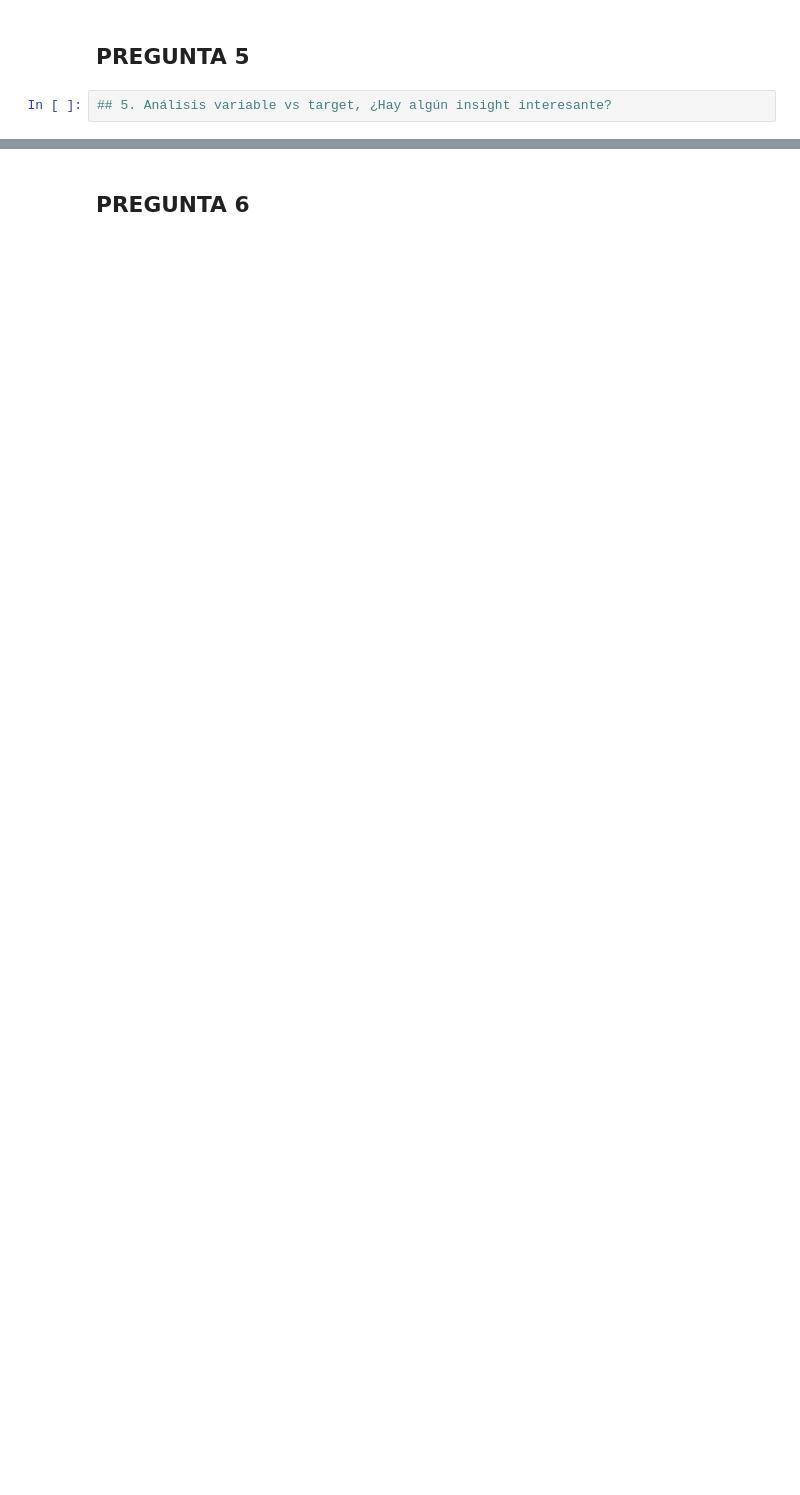
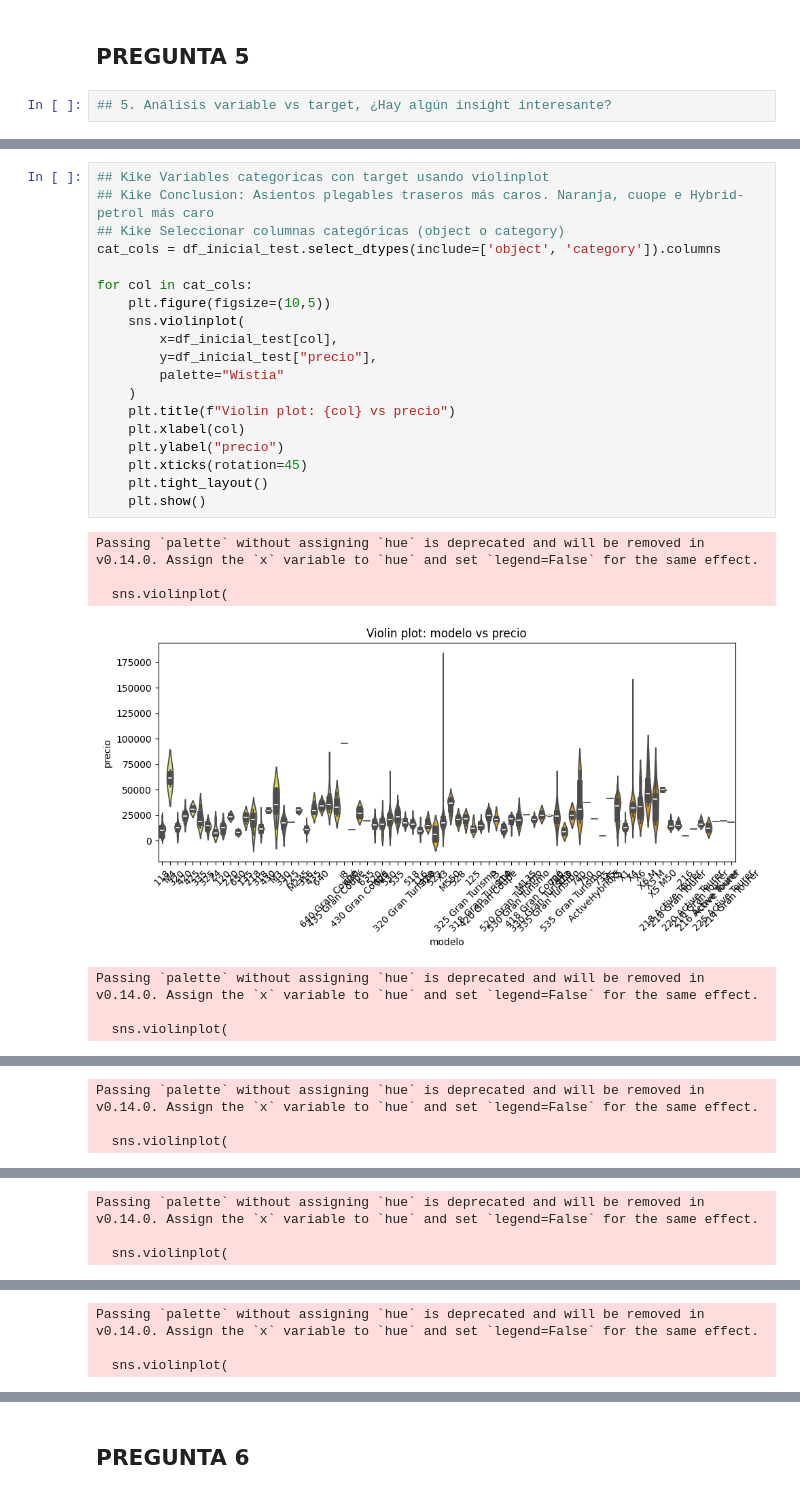
Before and after one commit to Enrique737/TFM_06, a Jupyter notebook: Entregable_T1_Data_Engineering/bmw.ipynb, the cells around one changed output, grey strips where cells are left out. Cells and saved outputs as stored; diff of their text form; blank space fills up the shorter version.

```diff
--- a/Entregable_T1_Data_Engineering/bmw.ipynb
+++ b/Entregable_T1_Data_Engineering/bmw.ipynb
@@ -469,0 +604,27 @@ corr.style.background_gradient(cmap='coolwarm')
+# %%
+## Kike Variables categoricas con target usando violinplot
+## Kike Conclusion: Asientos plegables traseros más caros. Naranja, cuope e Hybrid-petrol más caro
+## Kike Seleccionar columnas categóricas (object o category)
+cat_cols = df_inicial_test.select_dtypes(include=['object', 'category']).columns
+
+for col in cat_cols:
+    plt.figure(figsize=(10,5))
+    sns.violinplot(
+        x=df_inicial_test[col],
+        y=df_inicial_test["precio"],
+        palette="Wistia"
+    )
+    plt.title(f"Violin plot: {col} vs precio")
+    plt.xlabel(col)
+    plt.ylabel("precio")
+    plt.xticks(rotation=45)
+    plt.tight_layout()
+    plt.show()
+# %% [output]
+Passing `palette` without assigning `hue` is deprecated and will be removed in v0.14.0. Assign the `x` variable to `hue` and set `legend=False` for the same effect.
+
+  sns.violinplot(
+[figure, added]
+Passing `palette` without assigning `hue` is deprecated and will be removed in v0.14.0. Assign the `x` variable to `hue` and set `legend=False` for the same effect.
+
+  sns.violinplot(
@@ -469,0 +632,3 @@ corr.style.background_gradient(cmap='coolwarm')
+Passing `palette` without assigning `hue` is deprecated and will be removed in v0.14.0. Assign the `x` variable to `hue` and set `legend=False` for the same effect.
+
+  sns.violinplot(
@@ -469,0 +636,3 @@ corr.style.background_gradient(cmap='coolwarm')
+Passing `palette` without assigning `hue` is deprecated and will be removed in v0.14.0. Assign the `x` variable to `hue` and set `legend=False` for the same effect.
+
+  sns.violinplot(
@@ -469,0 +640,3 @@ corr.style.background_gradient(cmap='coolwarm')
+Passing `palette` without assigning `hue` is deprecated and will be removed in v0.14.0. Assign the `x` variable to `hue` and set `legend=False` for the same effect.
+
+  sns.violinplot(
```
Also changed, not shown: parts of 24 cells of this notebook.
